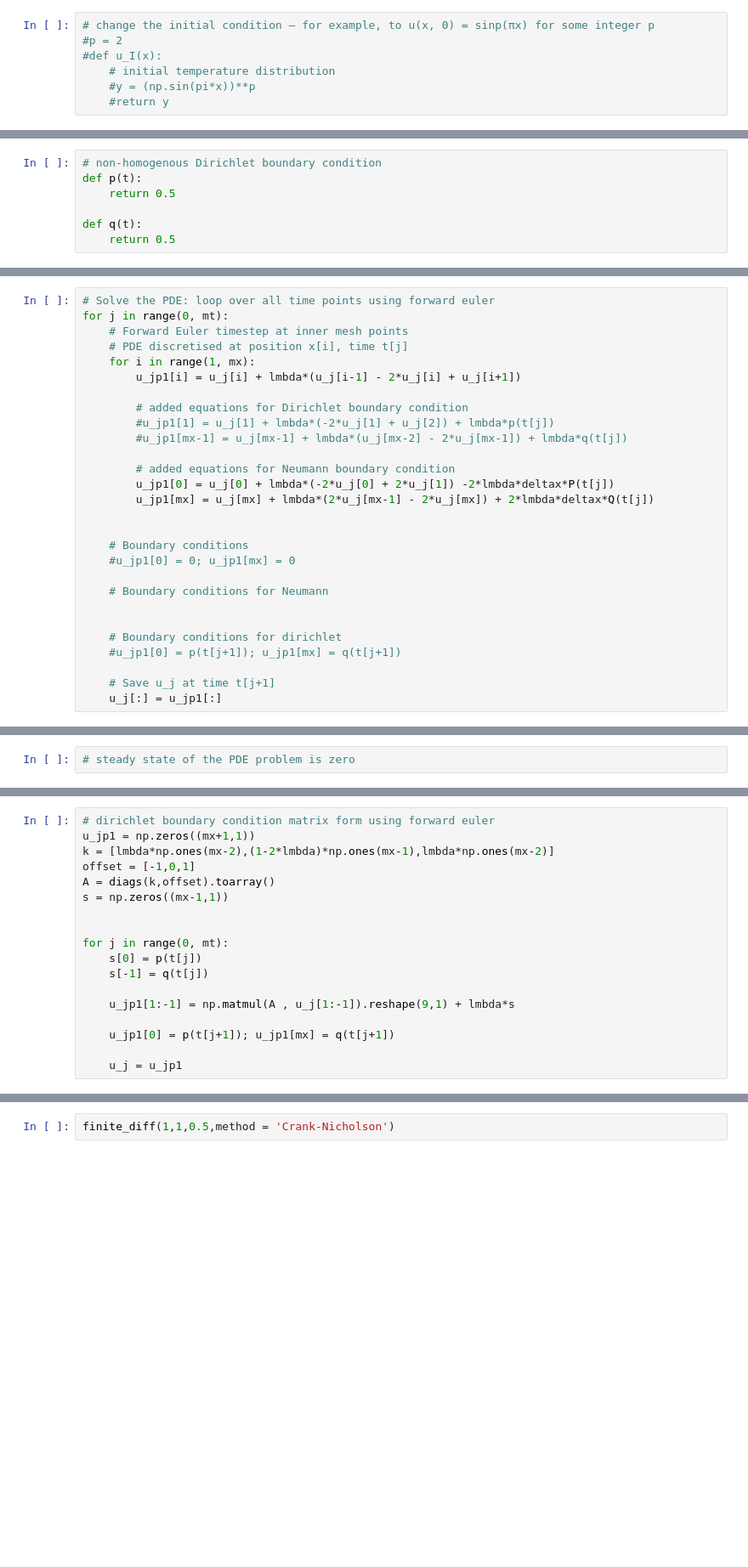
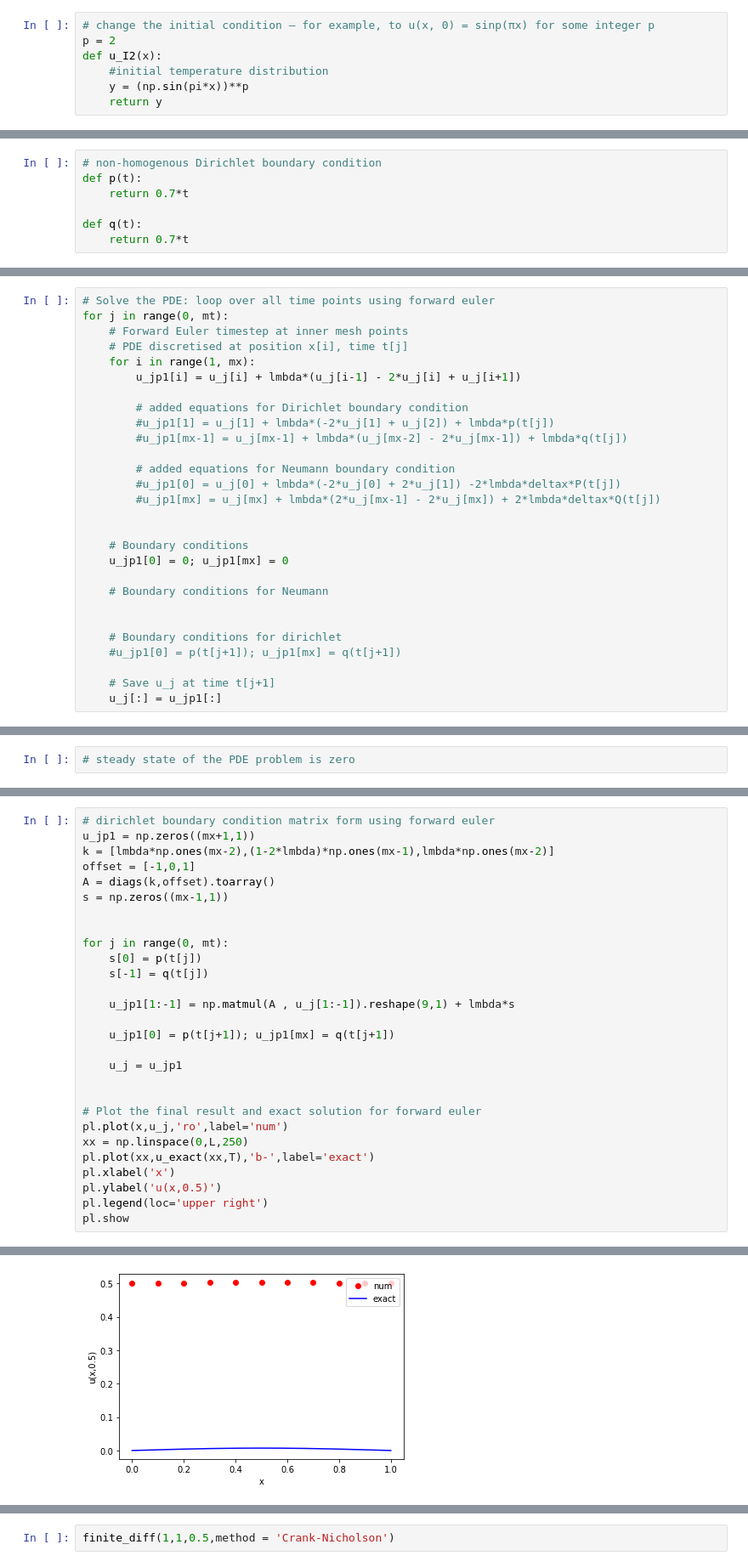
Before and after one commit to TheaRoseBarnes/emat30008, a Jupyter notebook: myForwardEuler1DDiffusion.ipynb, the cells around one changed output, grey strips where cells are left out. Shown: that part at 85% size. Cells and saved outputs as stored; diff of their text form; blank space fills up the shorter version.

```diff
--- a/myForwardEuler1DDiffusion.ipynb
+++ b/myForwardEuler1DDiffusion.ipynb
@@ -22,11 +22,11 @@ def u_I(x):
     return y
 # %%
 # change the initial condition — for example, to u(x, 0) = sinp(πx) for some integer p
-#p = 2
-#def u_I(x):
-    # initial temperature distribution
-    #y = (np.sin(pi*x))**p
-    #return y
+p = 2
+def u_I2(x):
+    #initial temperature distribution
+    y = (np.sin(pi*x))**p
+    return y
 # %%
 def u_exact(x,t):
     # the exact solution
@@ -66,8 +66,8 @@ for i in range(0, mx+1):
 # %%
 # non-homogenous Dirichlet boundary condition
 def p(t):
-    return 0.5
+    return 0.7*t
 
 def q(t):
-    return 0.5
+    return 0.7*t
 # %%
@@ -89,12 +141,12 @@ for j in range(0, mt):
         #u_jp1[mx-1] = u_j[mx-1] + lmbda*(u_j[mx-2] - 2*u_j[mx-1]) + lmbda*q(t[j])
 
         # added equations for Neumann boundary condition
-        u_jp1[0] = u_j[0] + lmbda*(-2*u_j[0] + 2*u_j[1]) -2*lmbda*deltax*P(t[j])
-        u_jp1[mx] = u_j[mx] + lmbda*(2*u_j[mx-1] - 2*u_j[mx]) + 2*lmbda*deltax*Q(t[j])
+        #u_jp1[0] = u_j[0] + lmbda*(-2*u_j[0] + 2*u_j[1]) -2*lmbda*deltax*P(t[j])
+        #u_jp1[mx] = u_j[mx] + lmbda*(2*u_j[mx-1] - 2*u_j[mx]) + 2*lmbda*deltax*Q(t[j])
 
 
     # Boundary conditions
-    #u_jp1[0] = 0; u_jp1[mx] = 0
+    u_jp1[0] = 0; u_jp1[mx] = 0
 
     # Boundary conditions for Neumann
 
@@ -167,3 +229,14 @@ for j in range(0, mt):
     u_jp1[0] = p(t[j+1]); u_jp1[mx] = q(t[j+1])
 
     u_j = u_jp1
+
+
+# Plot the final result and exact solution for forward euler
+pl.plot(x,u_j,'ro',label='num')
+xx = np.linspace(0,L,250)
+pl.plot(xx,u_exact(xx,T),'b-',label='exact')
+pl.xlabel('x')
+pl.ylabel('u(x,0.5)')
+pl.legend(loc='upper right')
+pl.show
+# %% [output]
@@ -169,0 +244 @@ for j in range(0, mt):
+[figure, added]
```
Also changed, not shown: parts of 18 cells of this notebook.
